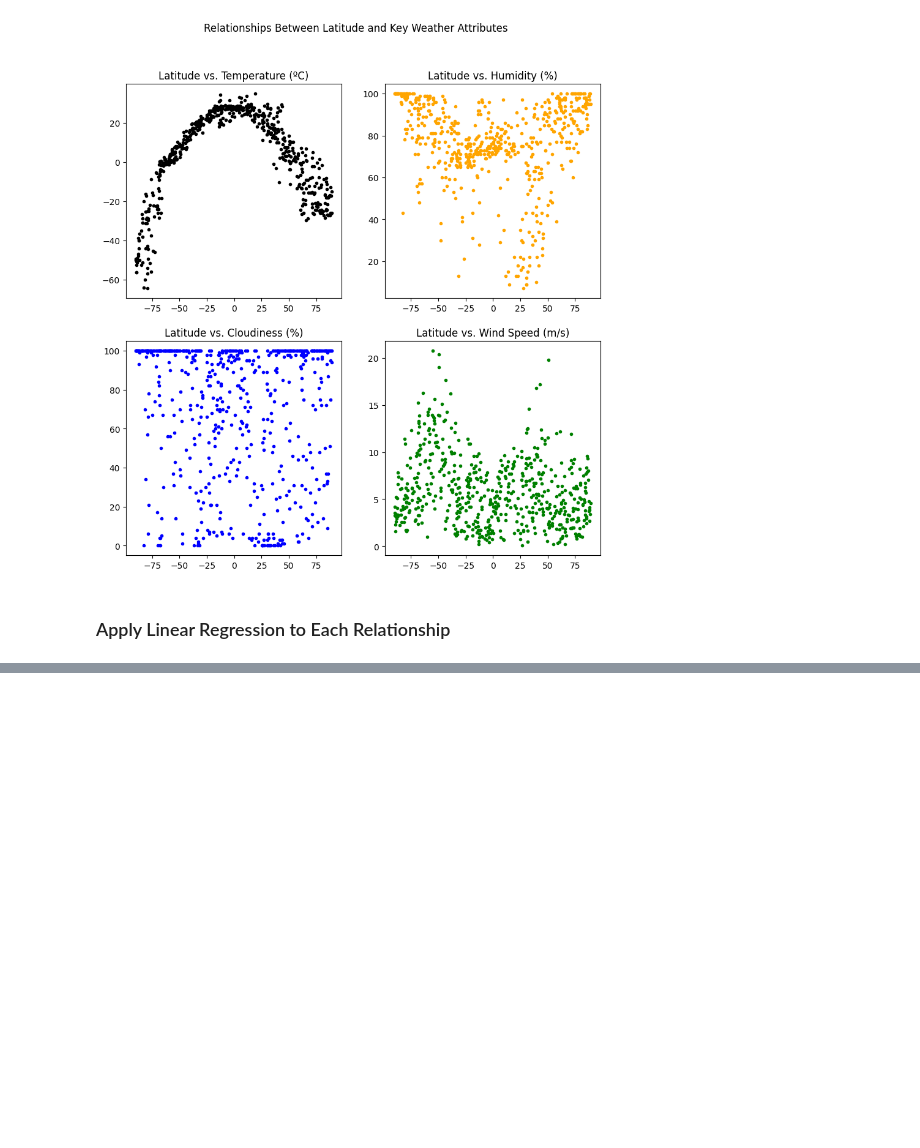
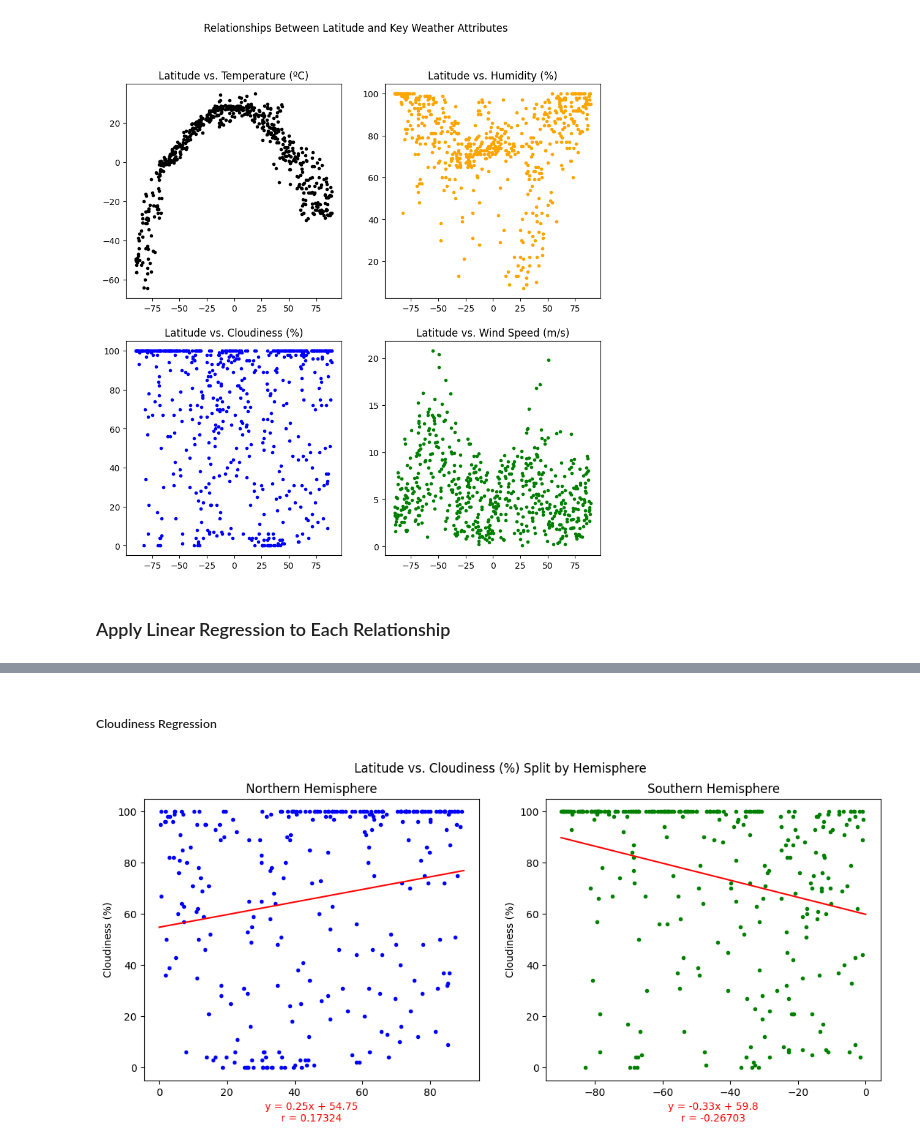
Before and after one commit to dmldatasci/citipy-geoapify-apis, a Jupyter notebook: WeatherPy.ipynb, the cells around one changed output, grey strips where cells are left out. Saved outputs shown, nothing was run; the diff lists cells and outputs as text; code cells hidden in the pictures; blank space fills up the shorter version.

```diff
--- a/WeatherPy.ipynb
+++ b/WeatherPy.ipynb
@@ -208,0 +219,7 @@ HemiRegress(city_weather_df['Latitude'], city_weather_df['Temperature (Max)'] -
+# %% [markdown]
+##### Cloudiness Regression
+# %%
+# call our splitting and regression function with the cloudiness attribute
+HemiRegress(city_weather_df['Latitude'], city_weather_df['Cloudiness'].rename('Cloudiness (%)'))
+# %% [output]
+[figure, added]
```
Also changed, not shown: parts of 7 cells of this notebook.
